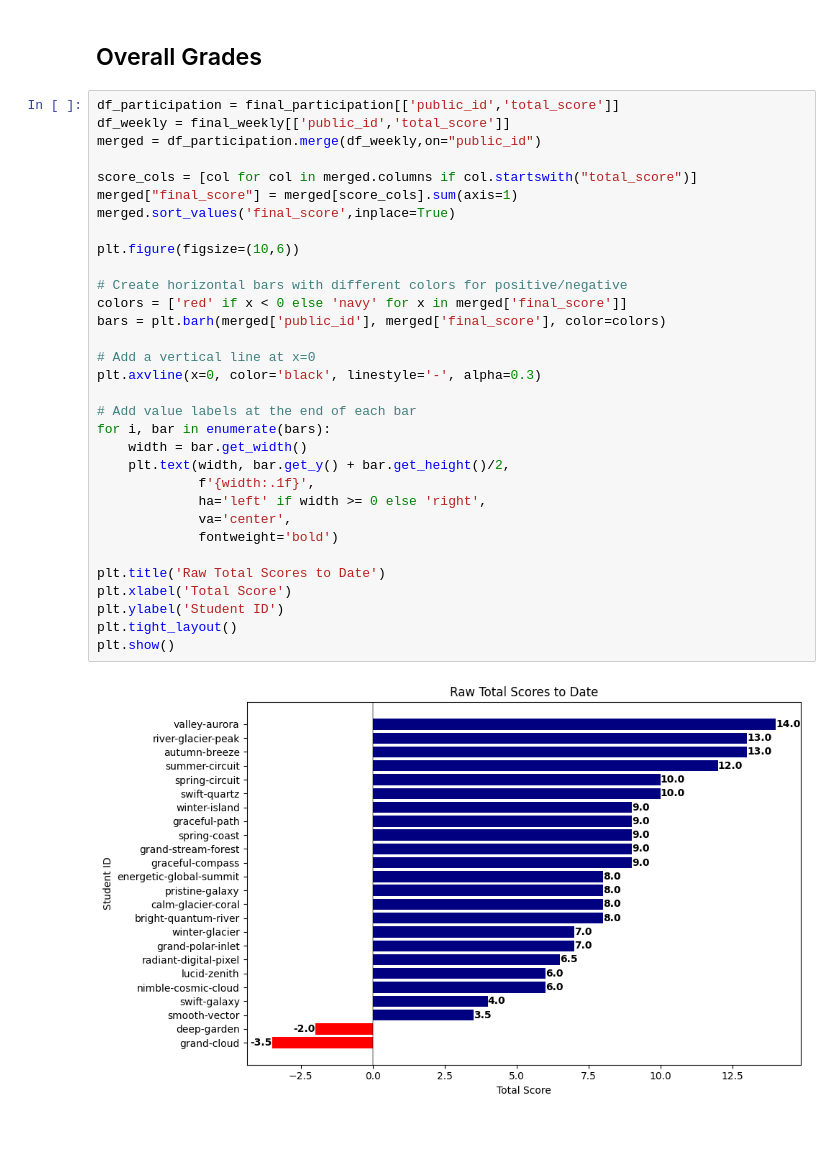
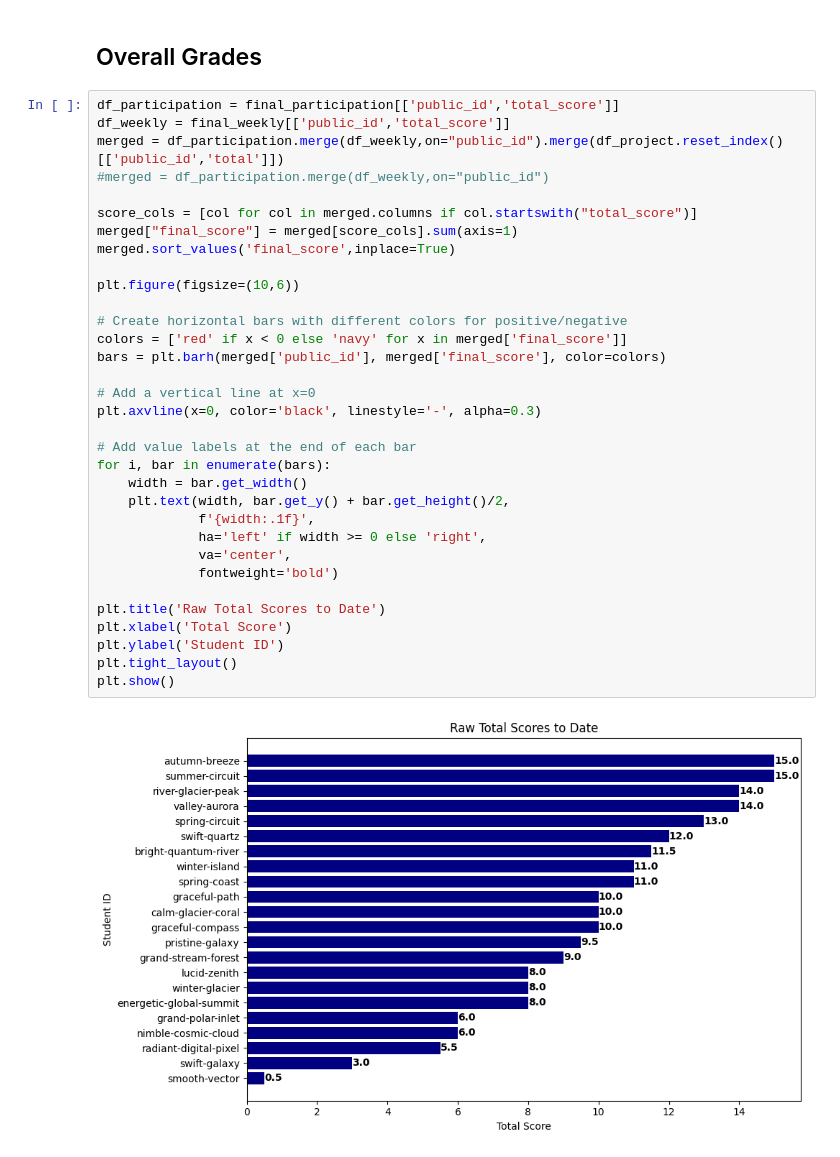
Before and after one commit to SU-IST407-SP25/student-grades, a Jupyter notebook: grade-overview.ipynb, the cells around one changed output. Drawn from its saved outputs; the diff is of its cells as text.

```diff
--- a/grade-overview.ipynb
+++ b/grade-overview.ipynb
@@ -165,34 +240,35 @@ plt.show()
 # %%
 df_participation = final_participation[['public_id','total_score']]
 df_weekly = final_weekly[['public_id','total_score']]
-merged = df_participation.merge(df_weekly,on="public_id")
+merged = df_participation.merge(df_weekly,on="public_id").merge(df_project.reset_index()[['public_id','total']])
+#merged = df_participation.merge(df_weekly,on="public_id")
 
 score_cols = [col for col in merged.columns if col.startswith("total_score")]
 merged["final_score"] = merged[score_cols].sum(axis=1)
 merged.sort_values('final_score',inplace=True)
 
 plt.figure(figsize=(10,6))
 
 # Create horizontal bars with different colors for positive/negative
 colors = ['red' if x < 0 else 'navy' for x in merged['final_score']]
 bars = plt.barh(merged['public_id'], merged['final_score'], color=colors)
 
 # Add a vertical line at x=0
 plt.axvline(x=0, color='black', linestyle='-', alpha=0.3)
 
 # Add value labels at the end of each bar
 for i, bar in enumerate(bars):
     width = bar.get_width()
     plt.text(width, bar.get_y() + bar.get_height()/2,
              f'{width:.1f}',
              ha='left' if width >= 0 else 'right',
              va='center',
              fontweight='bold')
 
 plt.title('Raw Total Scores to Date')
 plt.xlabel('Total Score')
 plt.ylabel('Student ID')
 plt.tight_layout()
 plt.show()
 # %% [output]
-[figure, old version]
+[figure, new version]
```
Also changed, not shown: parts of 5 cells of this notebook.
